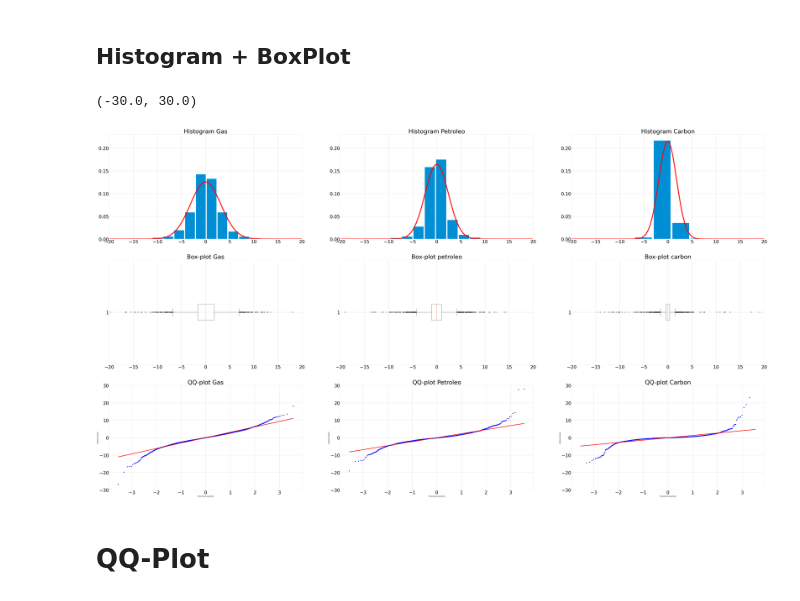
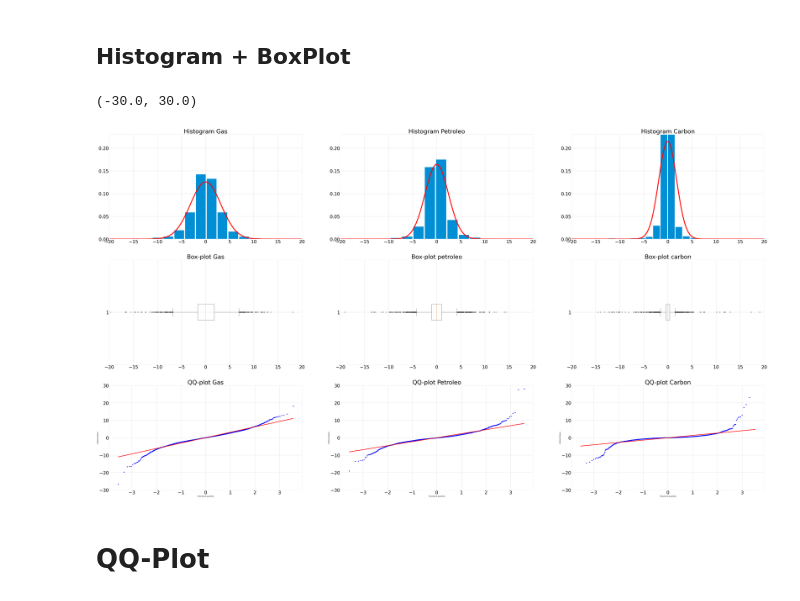
Before and after one commit to Cesuuur/energy-market-analysis, a Jupyter notebook: CompoundReturnAnalisys.ipynb, the cells around one changed output. Saved outputs shown, nothing was run; the diff lists cells and outputs as text; code cells hidden in the pictures.

```diff
--- a/CompoundReturnAnalisys.ipynb
+++ b/CompoundReturnAnalisys.ipynb
@@ -336,35 +336,35 @@ ax[0,1].set_ylim([0, 0.23])
 # QQ-PLOT
 stats.probplot(petroleo_return, dist="norm", plot=ax[2,1])
 ax[2,1].set_title('QQ-plot Petroleo', fontsize = 45)
 ax[2,1].set_facecolor('w')
 ax[2,1].tick_params(axis='both', labelsize=35)
 ax[2,1].set_ylim([-30, 30])
 ##################### CARBON ###########################
 # BOX-PLOT
 # ax[1,2].boxplot(carbon_return, widths=7)
 ax[1,2].boxplot(carbon_return, vert=False, showmeans=True, meanline=True)
 ax[1,2].set_title('Box-plot carbon', fontsize = 45)
 ax[1,2].tick_params(axis='both', labelsize=35)
 ax[1,2].set_facecolor('w')
 ax[1,2].tick_params(axis='both', labelsize=35)
 ax[1,2].set_xlim([-20, 20])
 # HISTOGRAM
-ax[0,2].hist(carbon_return, 20, density=1, rwidth=0.9, align='mid', orientation='vertical')
+ax[0,2].hist(carbon_return, 50, density=1, rwidth=0.9, align='mid', orientation='vertical')
 ax[0,2].set_title('Histogram Carbon', fontsize = 45)
 addNorm(carbon_return, ax[0,2])
 ax[0,2].set_facecolor('w')
 ax[0,2].tick_params(axis='both', labelsize=35)
 ax[0,2].set_xlim([-20, 20])
 ax[0,2].set_ylim([0, 0.23])
 # QQ-PLOT
 stats.probplot(carbon_return, dist="norm", plot=ax[2,2])
 ax[2,2].set_title('QQ-plot Carbon', fontsize = 45)
 ax[2,2].set_facecolor('w')
 ax[2,2].tick_params(axis='both', labelsize=35)
 ax[2,2].set_ylim([-30, 30])
 # %% [output]
 (-30.0, 30.0)
-[figure, old version]
+[figure, new version]
 # %% [markdown]
 # QQ-Plot
 # %%
```
